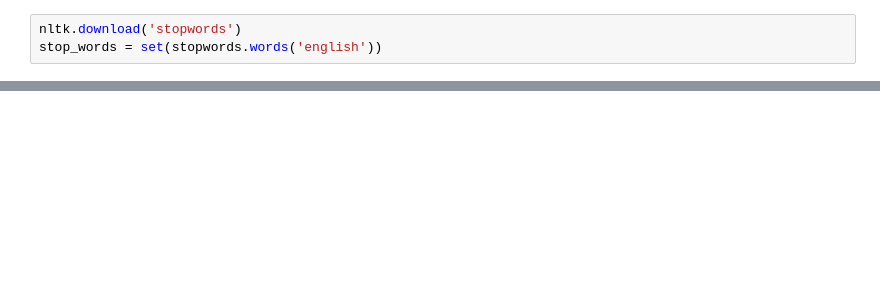
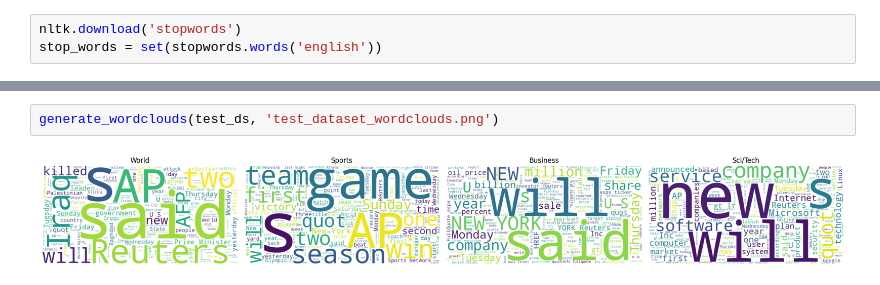
Before and after one commit to dgholamian/news-classification-attention-models, a Jupyter notebook: main.ipynb, the cells around one changed output, grey strips where cells are left out. Drawn from its saved outputs; the diff is of its cells as text; blank space fills up the shorter version.

```diff
--- a/main.ipynb
+++ b/main.ipynb
@@ -503,0 +93,4 @@ def plot_training_history(history, title, filename=None):
+# %%
+generate_wordclouds(test_ds, 'test_dataset_wordclouds.png')
+# %% [output]
+[figure, added]
```
Also changed, not shown: parts of 85 cells of this notebook.
